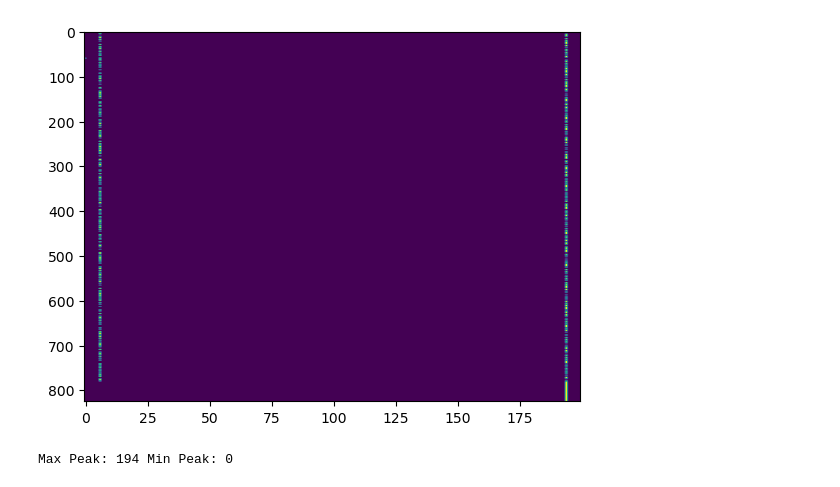
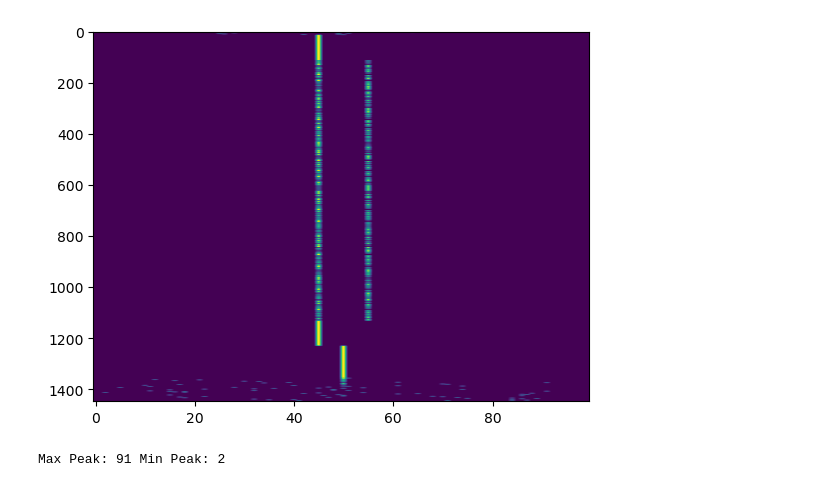
Before and after one commit to mkashani-phd/Secure_Wireless_Relay, a Jupyter notebook: rx.ipynb, the cells around one changed output. Saved outputs shown, nothing was run; the diff lists cells and outputs as text; code cells hidden in the pictures.

```diff
--- a/rx.ipynb
+++ b/rx.ipynb
@@ -256,38 +279,41 @@ File name has a correct format!
 # %%
 
 # compute sliding fft of the signal every 40 samples where the peak is 1 and the rest 0
-window = 200
-slide = 200
+window = FFT_SIZE
+slide = FFT_SIZE
 frame2 = frame.copy()
-frame2 = frame2[:]
+frame2 = frame2[50:]
 def fft_max_peak(frame,window,slide):
-    fft = np.fft.fft(frame[:window])
+    fft = np.fft.fftshift(np.fft.fft(frame[:window]))
     peak = np.argmax(np.abs(fft))
     fft[peak] = 1
     fft[fft!=1] = 0
     return fft, peak
 
+def decision(peak, threshold):
+    return 0 if peak < threshold else 1
 
 res= []
 fft,peak = fft_max_peak(frame2,window,slide)
 maxPeak = peak
 minPeak = peak
-res.append(0 if peak < window//2 else 1)
+res.append(decision(peak = peak, threshold=window//2))
 for i in range(slide,len(frame2)-window,slide):
     fft2, peak  = fft_max_peak(frame2[i:i+window],window,slide)
     if peak > maxPeak:
         maxPeak = peak
     if peak < minPeak:
         minPeak = peak
-    res.append(0 if peak < window//2 else 1)
+    res.append(decision(peak=peak, threshold=window//2))
     fft = np.vstack((fft,fft2))
 plt.imshow(np.abs(fft),aspect='auto')
+# plt.xlim(FFT_SIZE//2-Freq_deviation_precentage*FFT_SIZE,FFT_SIZE//2+Freq_deviation_precentage*FFT_SIZE)
 plt.show()
 
 print("Max Peak: " + str(maxPeak), "Min Peak: " + str(minPeak))
 # %% [output]
-[figure, old version]
+[figure, new version]
-Max Peak: 194 Min Peak: 0
+Max Peak: 91 Min Peak: 2
 # %%
 def find_subarray(data, sub):
     """
```
Also changed, not shown: parts of 4 cells of this notebook, 3 other files.
